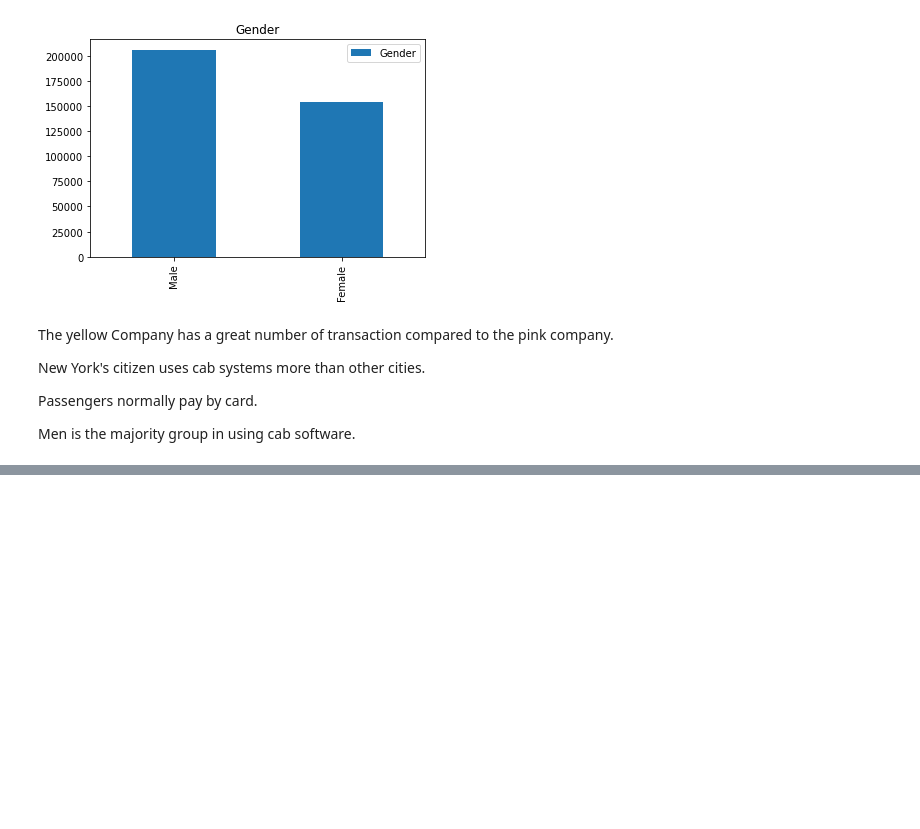
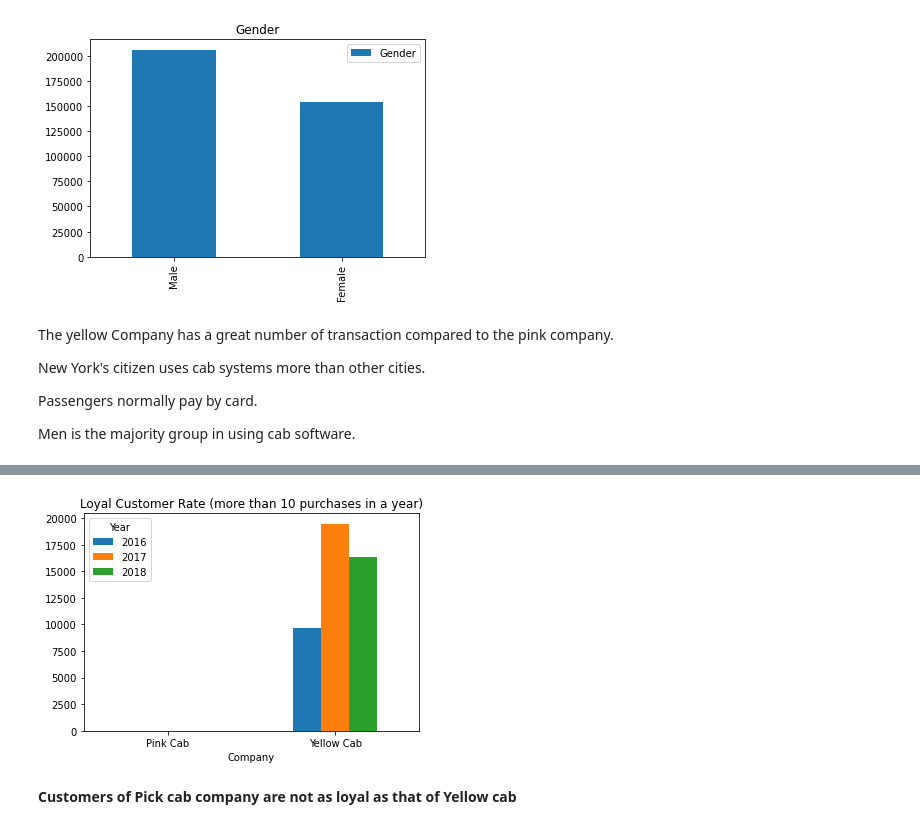
Before and after one commit to MohsenBah/G2M_Insight_Cab_Investment, a Jupyter notebook: G2M_insights.ipynb, the cells around one changed output, grey strips where cells are left out. Cells and saved outputs as stored; diff of their text form; code cells hidden in the pictures; blank space fills up the shorter version.

```diff
--- a/G2M_insights.ipynb
+++ b/G2M_insights.ipynb
@@ -452,0 +445,6 @@ Previously, it has been revealed that Pink company in above mentioned cities has
+# %%
+df_Re_10.plot.bar(title = "Loyal Customer Rate (more than 10 purchases in a year)", rot=False);
+# %% [output]
+[figure, added]
+# %% [markdown]
+<b> Customers of Pick cab company are not as loyal as that of Yellow cab </b>
```
Also changed, not shown: parts of 37 cells of this notebook.
